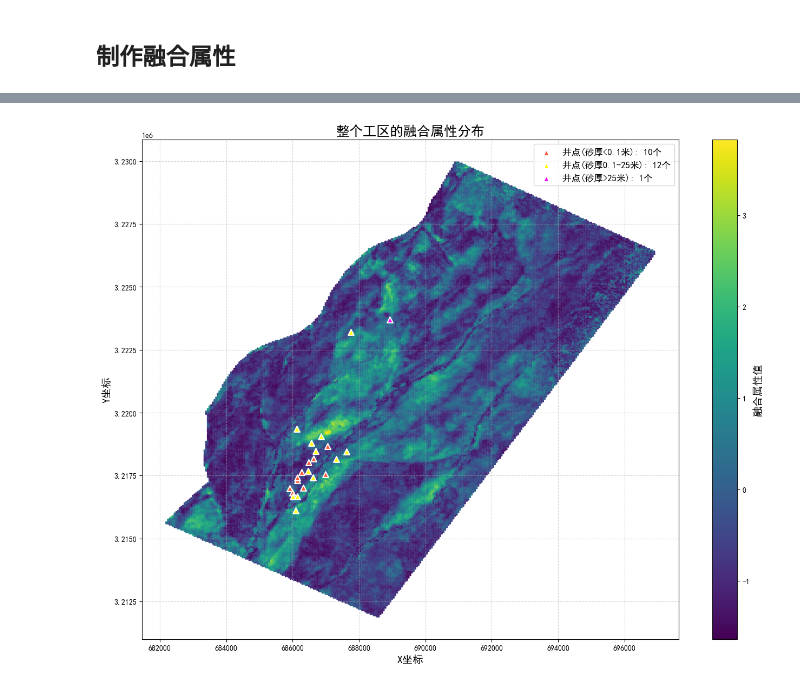
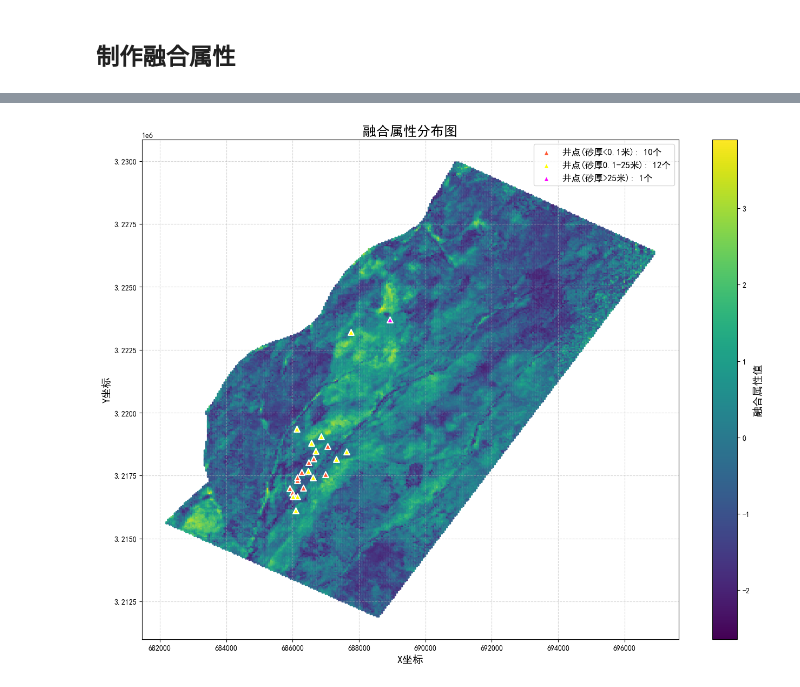
Before and after one commit to oimero/attribute_fusion, a Jupyter notebook: H6-2/H6_2_data_quality.ipynb, the cells around one changed output, grey strips where cells are left out. Cells and saved outputs as stored; diff of their text form; code cells hidden in the pictures.

```diff
--- a/H6-2/H6_2_data_quality.ipynb
+++ b/H6-2/H6_2_data_quality.ipynb
@@ -259,11 +259,11 @@ selected_features = select_best_features(
     n_features=5,
     corr_threshold=0.85,
     output_dir=output_dir,
-    verbose=True
+    verbose=True,
 )
 
 # 输出特征选择结果
 print("\n基于随机森林重要性和相关性分析的最佳特征:")
 for i, feature in enumerate(selected_features):
-    print(f"{i+1}. {feature}")
+    print(f"{i + 1}. {feature}")
 # %% [output]
@@ -311,24 +313,28 @@ for i, feature in enumerate(selected_features):
 ## 制作融合属性
 # %%
 # 创建融合属性
-# 步骤1: 计算所选属性与砂厚的Spearman相关性
+# 步骤1: 计算所选属性与砂厚的Spearman相关性（排除砂厚小于0.1的井点）
 print("======== 创建融合属性 ========")
 target_column = "Thickness of facies(1: Fine sand)"
 correlation_weights = {}
 min_corr_threshold = 0.35  # 最小相关性阈值，低于此值的属性将被排除
 
-# 计算相关性权重
+# 筛选出砂厚大于等于0.1的井点
+significant_sand_wells = data_H6_2_well_selected[data_H6_2_well_selected[target_column] >= 0.1].copy()
+print(f"原始井点数量: {len(data_H6_2_well_selected)}")
+print(f"砂厚>=0.1米的井点数量: {len(significant_sand_wells)}")
+print(f"排除了 {len(data_H6_2_well_selected) - len(significant_sand_wells)} 个砂厚<0.1米的井点\n")
+
+# 计算相关性权重（仅在有效井点上）
 for feature in selected_features:
-    corr = data_H6_2_well_selected[feature].corr(
-        data_H6_2_well_selected[target_column], method="spearman"
-    )
+    corr = significant_sand_wells[feature].corr(significant_sand_wells[target_column], method="spearman")
     # 使用绝对值，因为负相关也是一种关系
     abs_corr = abs(corr)
     # 如果相关性低于阈值，则不考虑此属性
     if abs_corr >= min_corr_threshold:
         # 保存原始相关性符号，以便后续调整权重的正负
         correlation_weights[feature] = corr
-        print(f"属性 '{feature}' 与砂厚的Spearman相关性: {corr:.4f}")
+        print(f"属性 '{feature}' 与砂厚的Spearman相关性(仅砂厚>=0.1米): {corr:.4f}")
     else:
         print(f"属性 '{feature}' 与砂厚的相关性过低 ({corr:.4f})，不纳入融合")
 
@@ -344,6 +350,7 @@ for feature in correlation_weights.keys():
     feature_std = data_H6_2_well_selected[feature].std()
     feature_stats[feature] = {"mean": feature_mean, "std": feature_std}
     print(f"属性 '{feature}' 均值: {feature_mean:.4f}, 标准差: {feature_std:.4f}")
+
 
 # 步骤3: 创建融合属性函数
 def create_fused_attribute(data, features, weights, stats):
@@ -380,19 +387,14 @@ def create_fused_attribute(data, features, weights, stats):
 
     return fused_attr
 
+
 # 步骤4: 在井点数据上创建并验证融合属性
 fused_attribute_well = create_fused_attribute(
-    data_H6_2_well_selected,
-    correlation_weights.keys(),
-    correlation_weights,
-    feature_stats
+    data_H6_2_well_selected, correlation_weights.keys(), correlation_weights, feature_stats
 )
 
 # 检查融合属性与目标的相关性
-fused_target_corr = np.corrcoef(
-    fused_attribute_well,
-    data_H6_2_well_selected[target_column]
-)[0, 1]
+fused_target_corr = np.corrcoef(fused_attribute_well, data_H6_2_well_selected[target_column])[0, 1]
 
 print(f"\n融合属性与砂厚的相关性: {fused_target_corr:.4f}")
 
@@ -402,7 +404,7 @@ fused_attribute_seismic = create_fused_attribute(
     data_H6_2_attr,  # 注意这里使用原始的大工区数据
     correlation_weights.keys(),
     correlation_weights,
-    feature_stats
+    feature_stats,
 )
 
 # 添加融合属性到地震数据中
@@ -423,42 +425,46 @@ scatter = plt.scatter(
 
 # 将井点按砂厚分为三类
 low_sand = data_H6_2_well_selected[data_H6_2_well_selected[target_column] < 0.1]
-medium_sand = data_H6_2_well_selected[(data_H6_2_well_selected[target_column] >= 0.1) &
-                                     (data_H6_2_well_selected[target_column] <= 25)]
+medium_sand = data_H6_2_well_selected[
+    (data_H6_2_well_selected[target_column] >= 0.1) & (data_H6_2_well_selected[target_column] <= 25)
+]
 high_sand = data_H6_2_well_selected[data_H6_2_well_selected[target_column] > 25]
 
 # 标记不同类别的井点位置（选择在viridis色谱上对比鲜明的颜色）
 plt.scatter(
-    low_sand["X"], low_sand["Y"],
-    color='#FF5733',  # 红橙色
+    low_sand["X"],
+    low_sand["Y"],
+    color="#FF5733",  # 红橙色
     s=60,
     marker="^",
     label=f"井点(砂厚<0.1米): {len(low_sand)}个",
-    edgecolors='white',
+    edgecolors="white",
     linewidth=1.5,
-    zorder=10
+    zorder=10,
 )
 
 plt.scatter(
-    medium_sand["X"], medium_sand["Y"],
-    color='#FFFF00',  # 黄色
+    medium_sand["X"],
+    medium_sand["Y"],
+    color="#FFFF00",  # 黄色
     s=60,
     marker="^",
     label=f"井点(砂厚0.1-25米): {len(medium_sand)}个",
-    edgecolors='white',
+    edgecolors="white",
     linewidth=1.5,
-    zorder=10
+    zorder=10,
 )
 
 plt.scatter(
-    high_sand["X"], high_sand["Y"],
-    color='#FF00FF',  # 品红色
+    high_sand["X"],
+    high_sand["Y"],
+    color="#FF00FF",  # 品红色
     s=60,
     marker="^",
     label=f"井点(砂厚>25米): {len(high_sand)}个",
-    edgecolors='white',
+    edgecolors="white",
     linewidth=1.5,
-    zorder=10
+    zorder=10,
 )
 
 # 添加颜色条
@@ -466,7 +472,7 @@ colorbar = plt.colorbar(scatter)
 colorbar.set_label("融合属性值", fontsize=14)
 
 # 添加标题和标签
-plt.title("整个工区的融合属性分布", fontsize=18)
+plt.title("融合属性分布图", fontsize=18)
 plt.xlabel("X坐标", fontsize=14)
 plt.ylabel("Y坐标", fontsize=14)
 plt.grid(True, linestyle="--", alpha=0.5)
@@ -478,13 +484,7 @@ plt.show()
 
 # 步骤7: 对比井点数据中的砂厚与融合属性的关系
 plt.figure(figsize=(10, 8))
-plt.scatter(
-    data_H6_2_well_selected[target_column],
-    fused_attribute_well,
-    alpha=0.7,
-    s=70,
-    color="blue"
-)
+plt.scatter(data_H6_2_well_selected[target_column], fused_attribute_well, alpha=0.7, s=70, color="blue")
 
 # 添加趋势线
 z = np.polyfit(data_H6_2_well_selected[target_column], fused_attribute_well, 1)
@@ -493,7 +493,7 @@ plt.plot(
     np.sort(data_H6_2_well_selected[target_column]),
     p(np.sort(data_H6_2_well_selected[target_column])),
     "r--",
-    linewidth=2
+    linewidth=2,
 )
 
 plt.title(f"井点砂厚与融合属性的关系 (相关性: {fused_target_corr:.4f})", fontsize=16)
@@ -514,8 +514,7 @@ for feature, weight in correlation_weights.items():
 
 # 如果需要，可以将带有融合属性的数据导出到CSV文件
 data_H6_2_attr[["X", "Y", "Z", "Fused_Attribute"]].to_csv(
-    os.path.join(output_dir, "fused_attribute_data.csv"),
-    index=False
+    os.path.join(output_dir, "fused_attribute_data.csv"), index=False
 )
 print(f"\n融合属性数据已保存至: {os.path.join(output_dir, 'fused_attribute_data.csv')}")
 # %% [output]
@@ -535,4 +538,4 @@ print(f"\n融合属性数据已保存至: {os.path.join(output_dir, 'fused_attri
 
 在整个工区创建融合属性...
 可视化融合属性分布...
-[figure, old version]
+[figure, new version]
```
Also changed, not shown: parts of 5 cells of this notebook, 1 other file.
